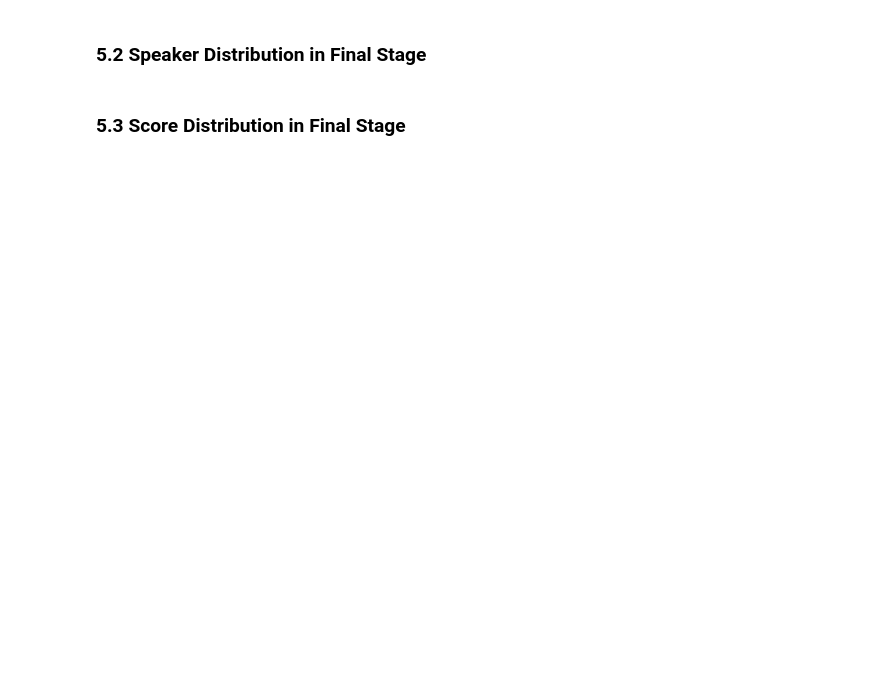
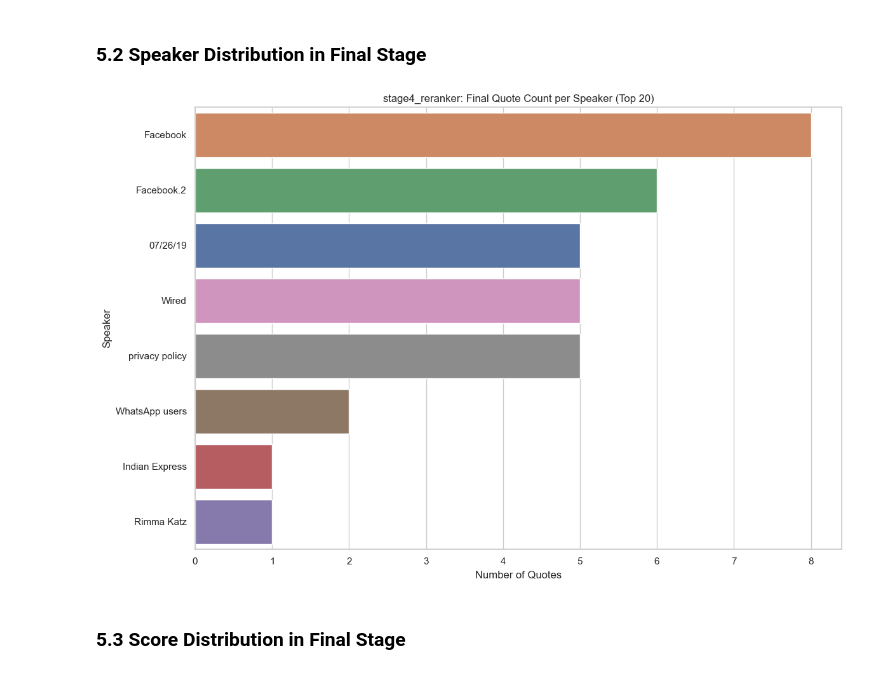
Before and after one commit to jakedugi/corp_speech_risk_dataset, a Jupyter notebook: notebooks/reports/pipeline_visualization.ipynb, the cells around one changed output. Cells and saved outputs as stored; diff of their text form; code cells hidden in the pictures; blank space fills up the shorter version.

```diff
--- a/notebooks/reports/pipeline_visualization.ipynb
+++ b/notebooks/reports/pipeline_visualization.ipynb
@@ -120,21 +157,23 @@ else:
 ### 5.2 Speaker Distribution in Final Stage
 # %%
 if not full_df.empty:
-    final_df = full_df[full_df.stage == 3]
+    final_df = full_df[full_df.stage == 4]
     if not final_df.empty:
         plt.figure(figsize=(12, 8))
         top_speakers = final_df['speaker'].value_counts().nlargest(20).index
         speaker_df = final_df[final_df['speaker'].isin(top_speakers)]
         ax = sns.countplot(y=speaker_df['speaker'], order=top_speakers, hue=speaker_df['speaker'], legend=False)
-        ax.set_title('Stage 3: Final Quote Count per Speaker (Top 20)')
+        ax.set_title('stage4_reranker: Final Quote Count per Speaker (Top 20)')
         ax.set_xlabel('Number of Quotes')
         ax.set_ylabel('Speaker')
         plt.tight_layout()
         plt.show()
     else:
         print("No quotes survived to the final stage.")
 else:
     print("No data to plot.")
+# %% [output]
+[figure, added]
 # %% [markdown]
 ### 5.3 Score Distribution in Final Stage
 # %%
```
Also changed, not shown: parts of 6 cells of this notebook, 4 other files.
